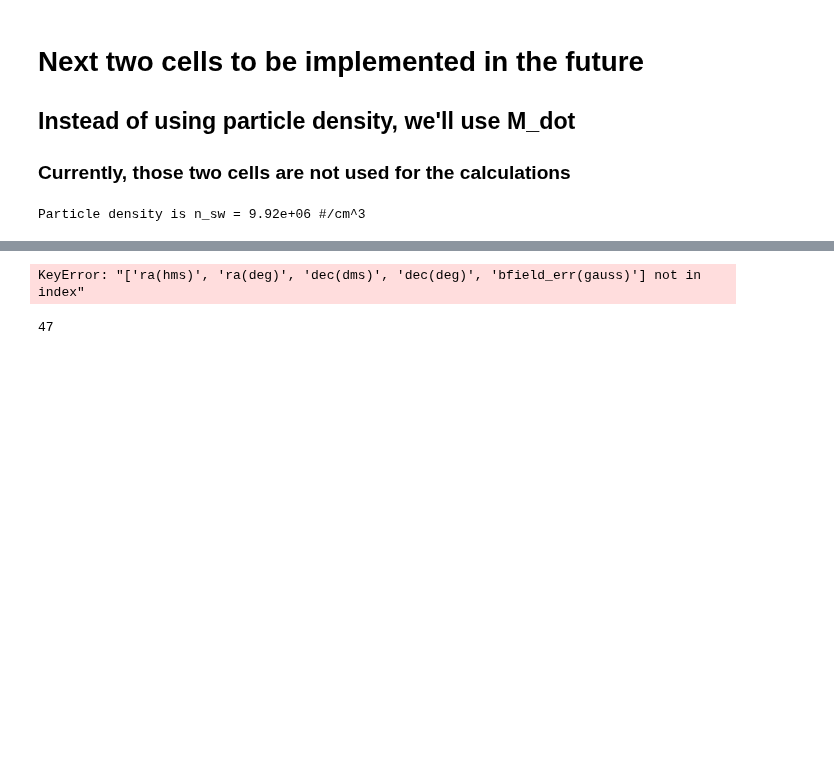
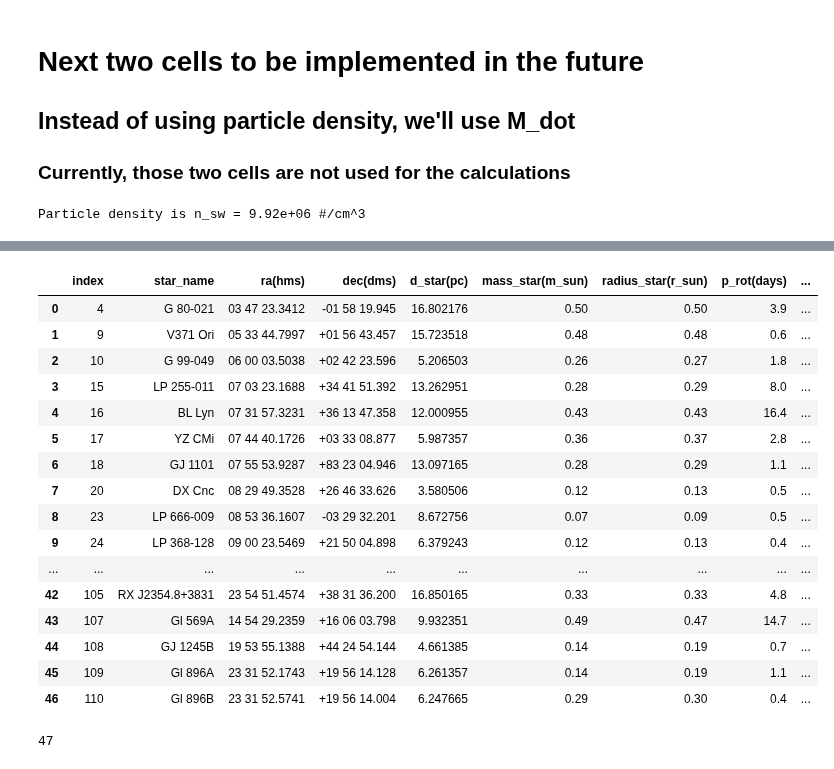
Before and after one commit to mapereztorres/spirou, a Jupyter notebook: SPI.ipynb, the cells around one changed output, grey strips where cells are left out. Saved outputs shown, nothing was run; the diff lists cells and outputs as text; code cells hidden in the pictures; blank space fills up the shorter version.

```diff
--- a/SPI.ipynb
+++ b/SPI.ipynb
@@ -126,18 +136,33 @@ df = pd.read_csv("./INPUT/SPI-sources_planets_MASTER.csv")
 # %%
-#df = pd.read_csv("./INPUT/SPI-sources_NO_planets_with_Prot.csv")
-df = pd.read_csv("./INPUT/SPI-sources.csv")
+df = pd.read_csv("./INPUT/SPI-sources_NO_planets_with_Prot.csv")
 df2 = df[["star_name", "ra(hms)", "dec(dms)", "d_star(pc)", "mass_star(m_sun)", "radius_star(r_sun)",
           "p_rot(days)", "bfield_star(gauss)", "bfield_err(gauss)","ra(deg)", "dec(deg)"]]
 mask_d = df2['d_star(pc)'] < 20.0
 mask_Prot = df2['p_rot(days)'] > 0.0
 mask_Bfield = df2['bfield_star(gauss)'] > 1000.0
 mask_dec    = df2['dec(deg)'] > -30.0
 data = df2[mask_d & mask_Prot & mask_Bfield & mask_dec]
 data.reset_index(inplace=True)
 len(data[:])
-#data[:]
+data[:]
 # %% [output]
-KeyError: "['ra(hms)', 'ra(deg)', 'dec(dms)', 'dec(deg)', 'bfield_err(gauss)'] not in index"
+|  | index | star_name | ra(hms) | dec(dms) | d_star(pc) | mass_star(m_sun) | radius_star(r_sun) | p_rot(days) | ... |
+| 0 | 4 | G 80-021 | 03 47 23.3412 | -01 58 19.945 | 16.802176 | 0.50 | 0.50 | 3.9 | ... |
+| 1 | 9 | V371 Ori | 05 33 44.7997 | +01 56 43.457 | 15.723518 | 0.48 | 0.48 | 0.6 | ... |
+| 2 | 10 | G 99-049 | 06 00 03.5038 | +02 42 23.596 | 5.206503 | 0.26 | 0.27 | 1.8 | ... |
+| 3 | 15 | LP 255-011 | 07 03 23.1688 | +34 41 51.392 | 13.262951 | 0.28 | 0.29 | 8.0 | ... |
+| 4 | 16 | BL Lyn | 07 31 57.3231 | +36 13 47.358 | 12.000955 | 0.43 | 0.43 | 16.4 | ... |
+| 5 | 17 | YZ CMi | 07 44 40.1726 | +03 33 08.877 | 5.987357 | 0.36 | 0.37 | 2.8 | ... |
+| 6 | 18 | GJ 1101 | 07 55 53.9287 | +83 23 04.946 | 13.097165 | 0.28 | 0.29 | 1.1 | ... |
+| 7 | 20 | DX Cnc | 08 29 49.3528 | +26 46 33.626 | 3.580506 | 0.12 | 0.13 | 0.5 | ... |
+| 8 | 23 | LP 666-009 | 08 53 36.1607 | -03 29 32.201 | 8.672756 | 0.07 | 0.09 | 0.5 | ... |
+| 9 | 24 | LP 368-128 | 09 00 23.5469 | +21 50 04.898 | 6.379243 | 0.12 | 0.13 | 0.4 | ... |
+| ... | ... | ... | ... | ... | ... | ... | ... | ... | ... |
+| 42 | 105 | RX J2354.8+3831 | 23 54 51.4574 | +38 31 36.200 | 16.850165 | 0.33 | 0.33 | 4.8 | ... |
+| 43 | 107 | Gl 569A | 14 54 29.2359 | +16 06 03.798 | 9.932351 | 0.49 | 0.47 | 14.7 | ... |
+| 44 | 108 | GJ 1245B | 19 53 55.1388 | +44 24 54.144 | 4.661385 | 0.14 | 0.19 | 0.7 | ... |
+| 45 | 109 | Gl 896A | 23 31 52.1743 | +19 56 14.128 | 6.261357 | 0.14 | 0.19 | 1.1 | ... |
+| 46 | 110 | Gl 896B | 23 31 52.5741 | +19 56 14.004 | 6.247665 | 0.29 | 0.30 | 0.4 | ... |
 # %%
 df = pd.read_csv("./INPUT/SPI-sources_NO_planets_with_Prot.csv")
 df2 = df[["star_name", "ra(hms)", "dec(dms)", "d_star(pc)", "mass_star(m_sun)", "radius_star(r_sun)",
```
Also changed, not shown: parts of 7 cells of this notebook.
